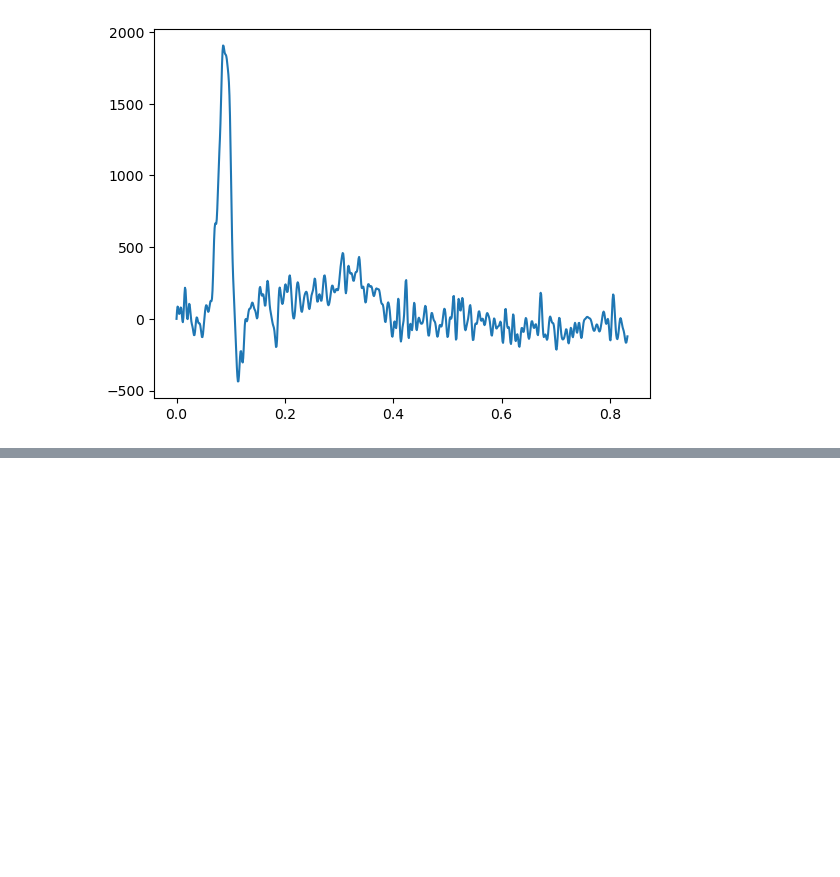
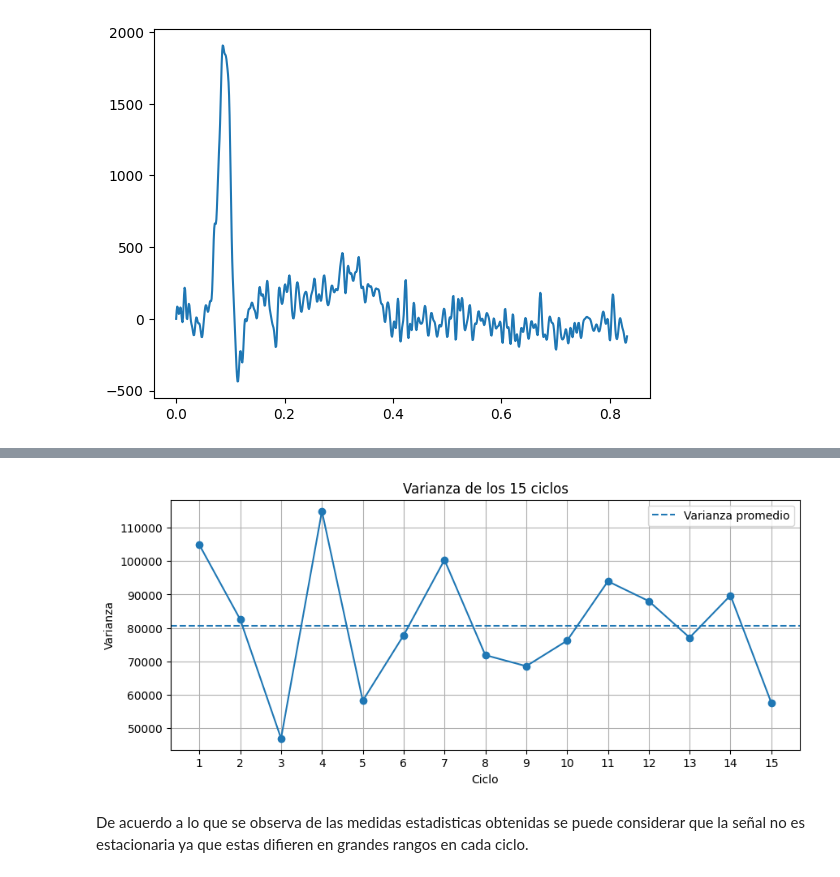
Before and after one commit to Victoriapn/Lab_Biose-ales, a Jupyter notebook: Practica 2/PARTE1.ipynb, the cells around one changed output, grey strips where cells are left out. Drawn from its saved outputs; the diff is of its cells as text; code cells hidden in the pictures; blank space fills up the shorter version.

```diff
--- a/Practica 2/PARTE1.ipynb
+++ b/Practica 2/PARTE1.ipynb
@@ -86,0 +199,27 @@ Desviación estándar: 307.25776378542406
+# %%
+plt.figure(figsize=(10,4))
+
+plt.plot(
+    np.arange(1,16),
+    varianzas,
+    marker="o"
+)
+
+plt.axhline(
+    np.mean(varianzas),
+    linestyle="--",
+    label="Varianza promedio"
+)
+
+plt.xlabel("Ciclo")
+plt.ylabel("Varianza")
+plt.title("Varianza de los 15 ciclos")
+plt.xticks(np.arange(1,16))
+plt.grid()
+plt.legend()
+
+plt.show()
+# %% [output]
+[figure, added]
+# %% [markdown]
+De acuerdo a lo que se observa de las medidas estadisticas obtenidas se puede considerar que la señal no es estacionaria ya que estas difieren en grandes rangos en cada ciclo.
```
Also changed, not shown: parts of 13 cells of this notebook.
